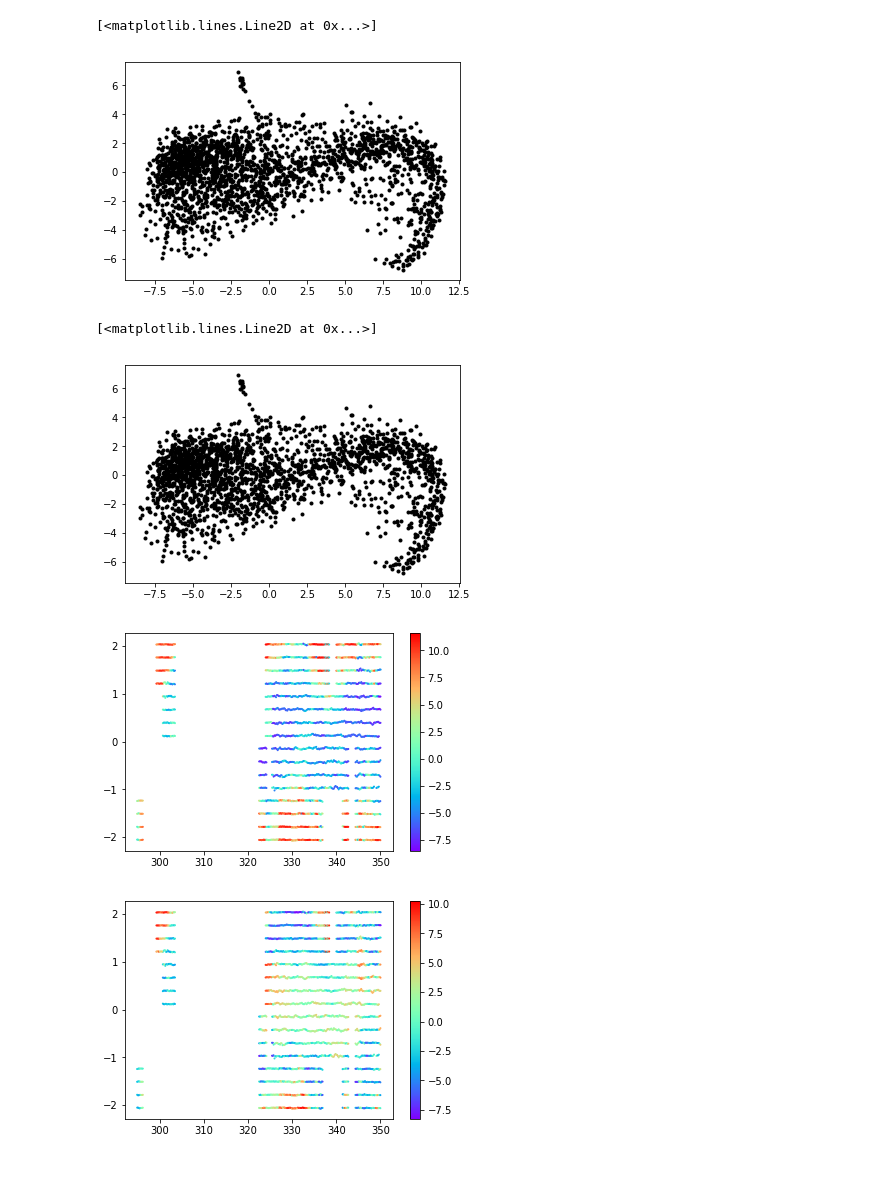
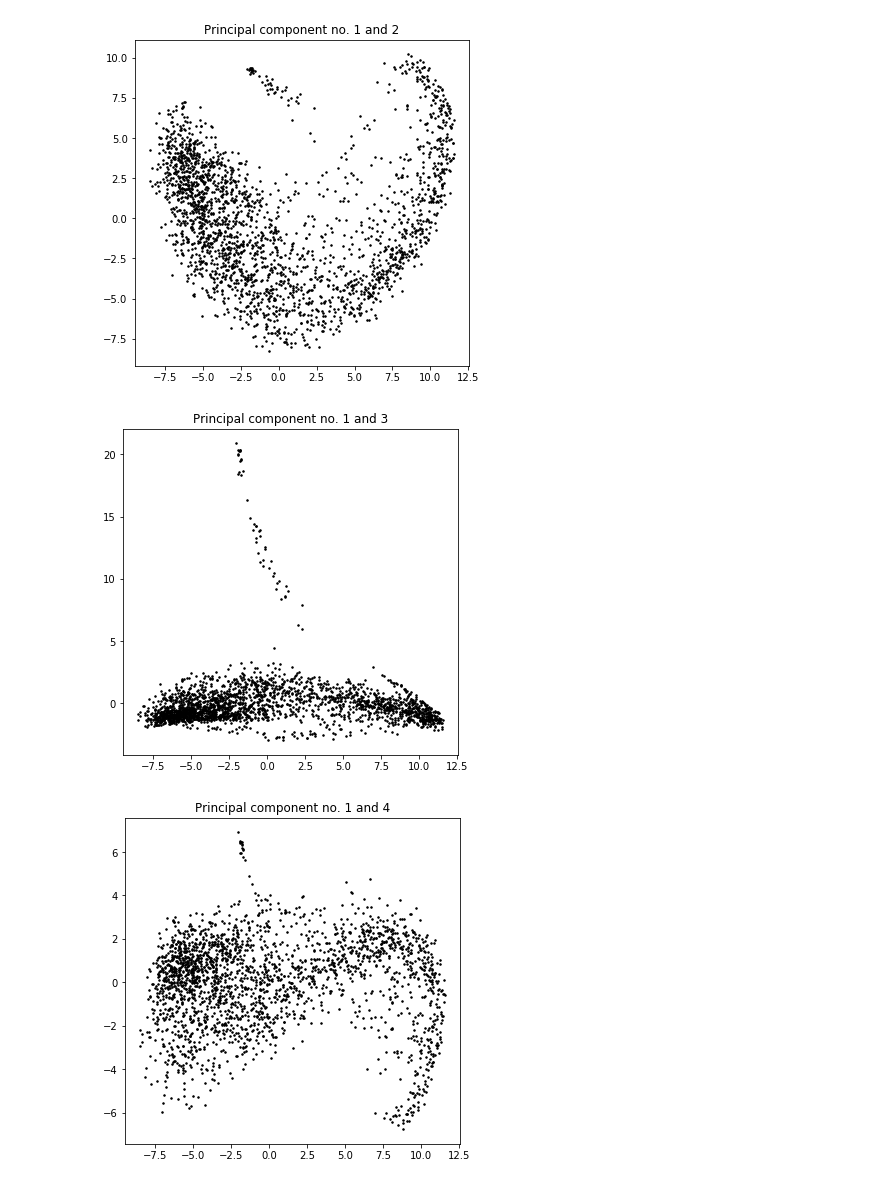
Before and after one commit to efskmn/StellarPopulations, a Jupyter notebook: make_PCA_from_histograms.ipynb, the cells around one changed output. Drawn from its saved outputs; the diff is of its cells as text; code cells hidden in the pictures.

```diff
--- a/make_PCA_from_histograms.ipynb
+++ b/make_PCA_from_histograms.ipynb
@@ -58,23 +53,13 @@ plt.plot(H_small[:,0], H_small[:,2], 'k.')
-# %%
-plt.plot(H_small[:,0], H_small[:,3], 'k.')
-# %% [output]
-[<matplotlib.lines.Line2D at 0x...>]
-[figure, removed]
-# %%
-plt.plot(H_small[:,0], H_small[:,3], 'k.')
-# %% [output]
-[<matplotlib.lines.Line2D at 0x...>]
-[figure, removed]
-# %%
-plt.scatter(pointings_avg[:,0], pointings_avg[:,1], c=H_small[:,0], cmap='rainbow', s=1);
-plt.colorbar()
-plt.savefig("galactic_l_b_first.png")
-# %% [output]
-[figure, removed]
-# %%
-%matplotlib inline
-plt.scatter(pointings_avg[:,0], pointings_avg[:,1], c=H_small[:,1], cmap='rainbow', s=1);
-plt.colorbar()
-plt.savefig("galactic_l_b_second.png")
-# %% [output]
-[figure, removed]
+# %%
+savename = "pc_drive_%d_%d.png"
+for i in np.arange(1,10):
+    fig, ax = plt.subplots(nrows=1, ncols=1, figsize=(6,6),facecolor='w',edgecolor='k')
+    pc = pca.components_[i]
+    pc = pc.reshape((bin_number,bin_number))
+    ax.plot(H_small[:,0], H_small[:,i], 'k.', ms=3.)
+    ax.set_title('Principal component no. 1 and %d' %(i+1) )
+    fig.savefig(savename % (blocknumber, i+1))
+# %% [output]
+[figure, added]
+[figure, added]
+[figure, added]
```
Also changed, not shown: parts of 8 cells of this notebook.
